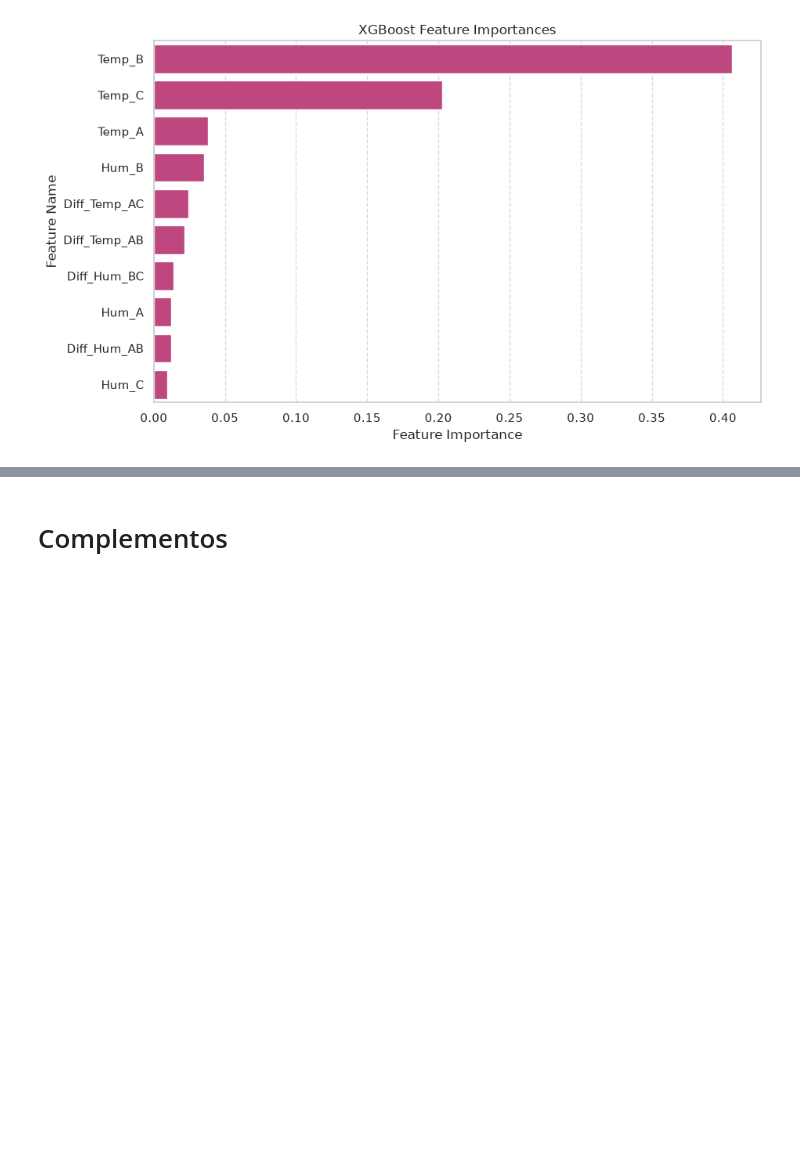
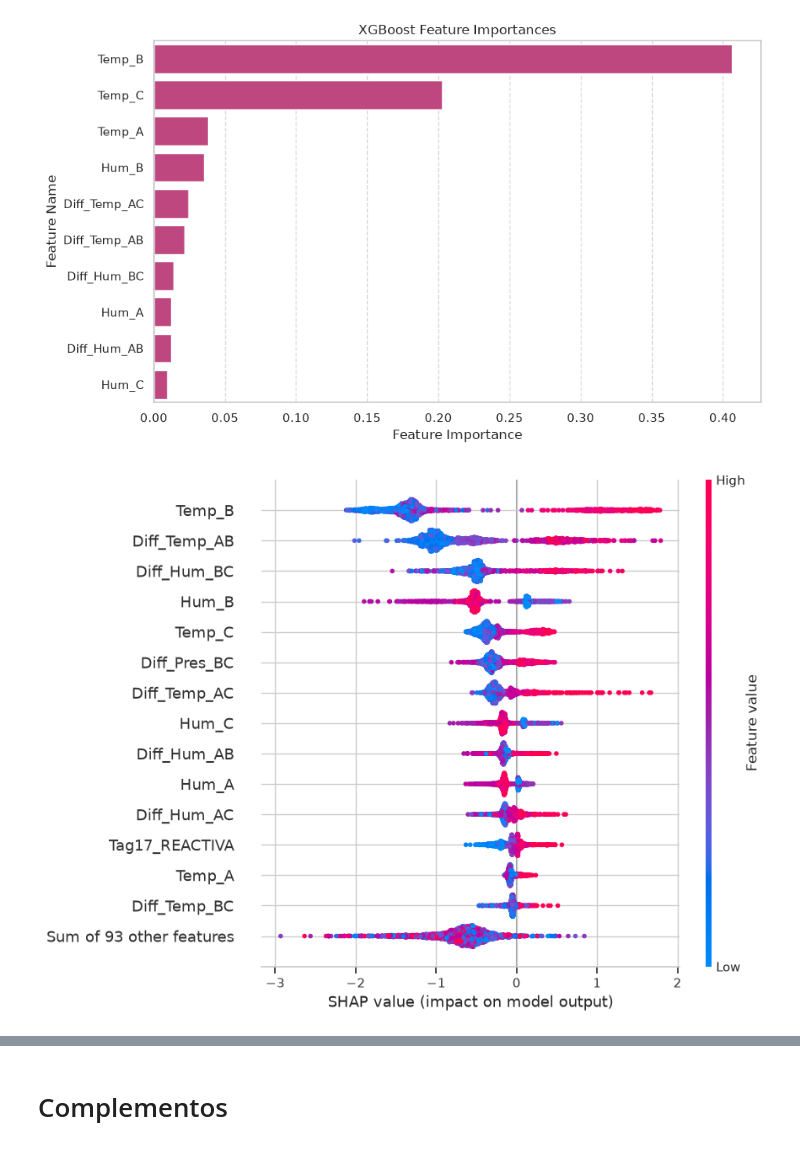
Before and after one commit to melissahidalgor/Pipeline_CNA_CalcFailed, a Jupyter notebook: main_exp.ipynb, the cells around one changed output, grey strips where cells are left out. Saved outputs shown, nothing was run; the diff lists cells and outputs as text; code cells hidden in the pictures; blank space fills up the shorter version.

Commit message:
Inclución de analisis SHAP

```diff
--- a/main_exp.ipynb
+++ b/main_exp.ipynb
@@ -290,3 +291,17 @@ plt.grid(axis='x', linestyle='--', alpha=0.7)
 plt.show()
 # %% [output]
 [figure]
+# %%
+# Inicializar el explainer de SHAP para el modelo entrenado
+explainer = shap.TreeExplainer(model)
+shap_values = explainer(X_test)
+# %%
+# Gráfico Beeswarm (Resumen Global)
+plt.figure(figsize=(10, 6))
+
+if len(shap_values.shape) == 3:
+    shap.plots.beeswarm(shap_values[:, :, 1], max_display=15)
+else:
+    shap.plots.beeswarm(shap_values, max_display=15)
+# %% [output]
+[figure, added]
```
Also changed, not shown: parts of 2 cells of this notebook, 1 other file.
